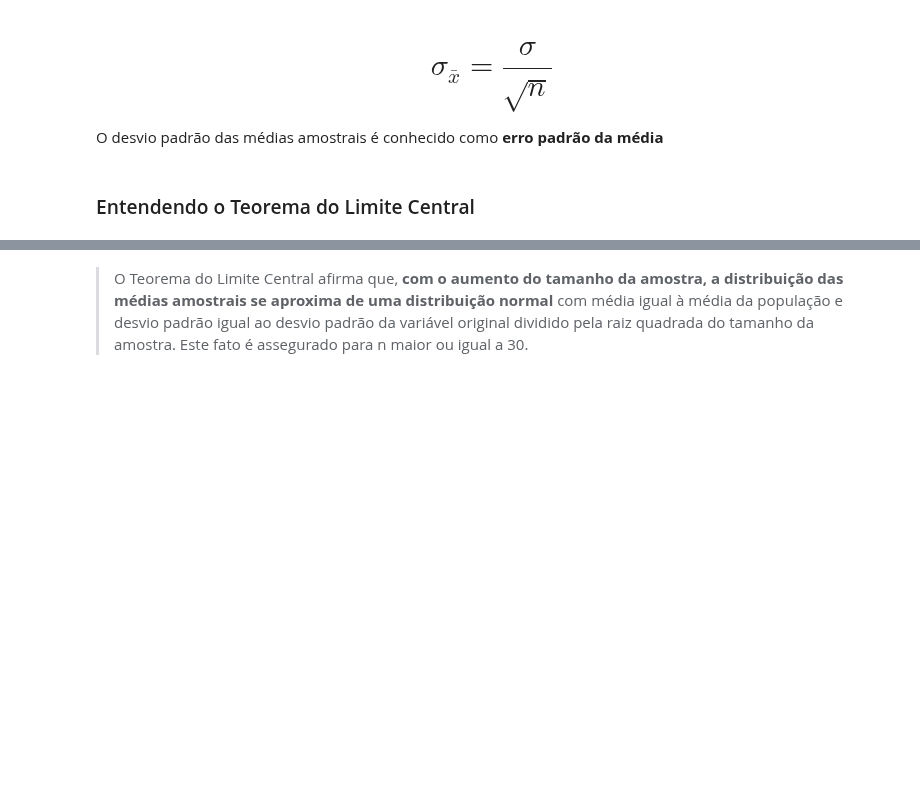
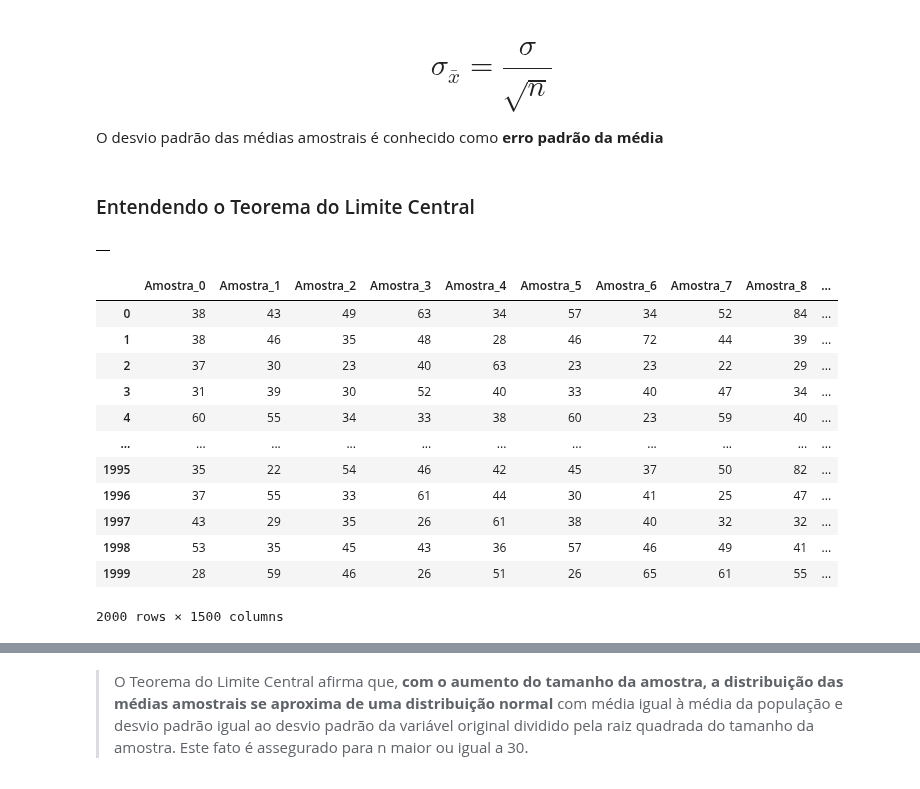
Before and after one commit to erikamarchi/estatistica-com-python-probabilidade-e-amostragem, a Jupyter notebook: Curso_de_Estatística_Parte_2.ipynb, the cells around one changed output, grey strips where cells are left out. Drawn from its saved outputs; the diff is of its cells as text; code cells hidden in the pictures; blank space fills up the shorter version.

```diff
--- a/Curso_de_Estatística_Parte_2.ipynb
+++ b/Curso_de_Estatística_Parte_2.ipynb
@@ -767,0 +771,26 @@ O desvio padrão das médias amostrais é conhecido como **erro padrão da médi
+# %%
+amostras = pd.DataFrame()
+amostras
+# %% [output]
+|  |
+# %%
+for i in range(totalDeAmostras):
+  _ = dados.Idade.sample(n)
+  _.index = range(0,len(_))
+  amostras['Amostra_' + str(i)] = _
+
+amostras
+# %% [output]
+|  | Amostra_0 | Amostra_1 | Amostra_2 | Amostra_3 | Amostra_4 | Amostra_5 | Amostra_6 | Amostra_7 | Amostra_8 | ... |
+| 0 | 38 | 43 | 49 | 63 | 34 | 57 | 34 | 52 | 84 | ... |
+| 1 | 38 | 46 | 35 | 48 | 28 | 46 | 72 | 44 | 39 | ... |
+| 2 | 37 | 30 | 23 | 40 | 63 | 23 | 23 | 22 | 29 | ... |
+| 3 | 31 | 39 | 30 | 52 | 40 | 33 | 40 | 47 | 34 | ... |
+| 4 | 60 | 55 | 34 | 33 | 38 | 60 | 23 | 59 | 40 | ... |
+| ... | ... | ... | ... | ... | ... | ... | ... | ... | ... | ... |
+| 1995 | 35 | 22 | 54 | 46 | 42 | 45 | 37 | 50 | 82 | ... |
+| 1996 | 37 | 55 | 33 | 61 | 44 | 30 | 41 | 25 | 47 | ... |
+| 1997 | 43 | 29 | 35 | 26 | 61 | 38 | 40 | 32 | 32 | ... |
+| 1998 | 53 | 35 | 45 | 43 | 36 | 57 | 46 | 49 | 41 | ... |
+| 1999 | 28 | 59 | 46 | 26 | 51 | 26 | 65 | 61 | 55 | ... |
+2000 rows × 1500 columns
```
Also changed, not shown: parts of 23 cells of this notebook.
